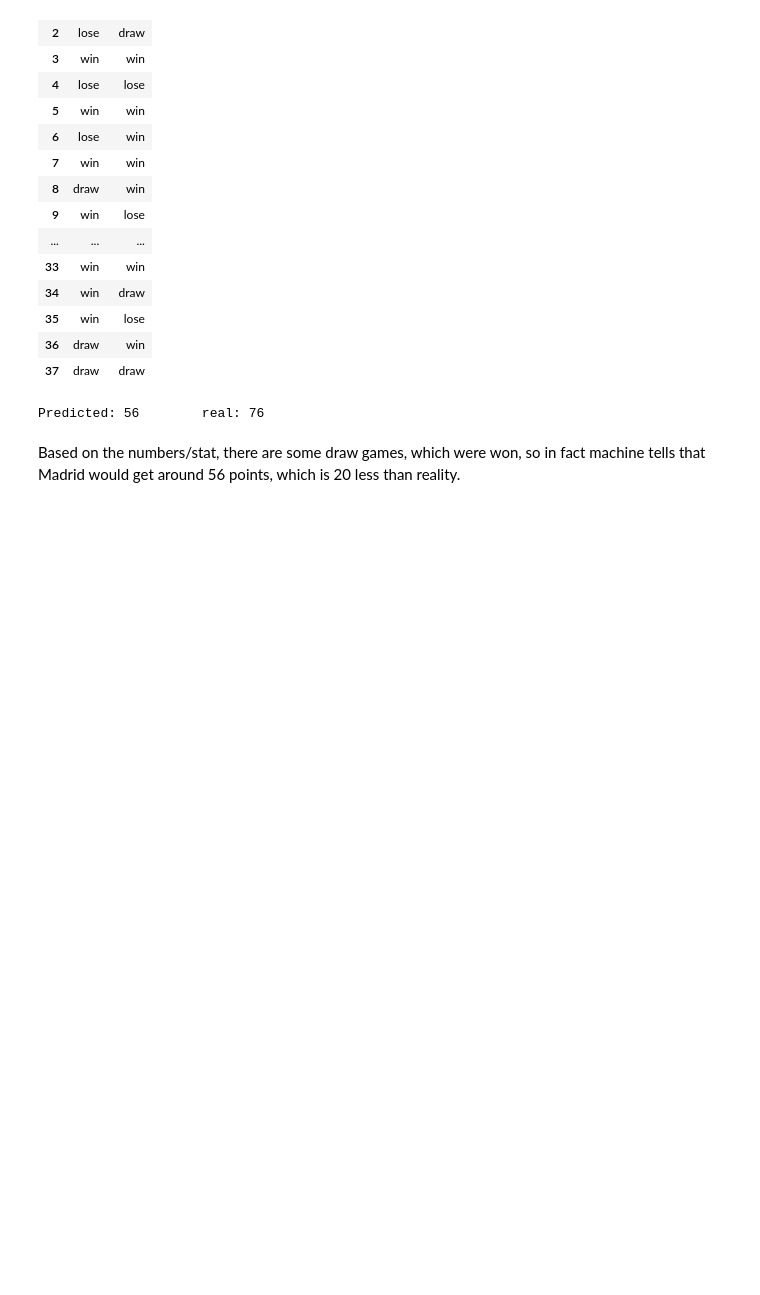
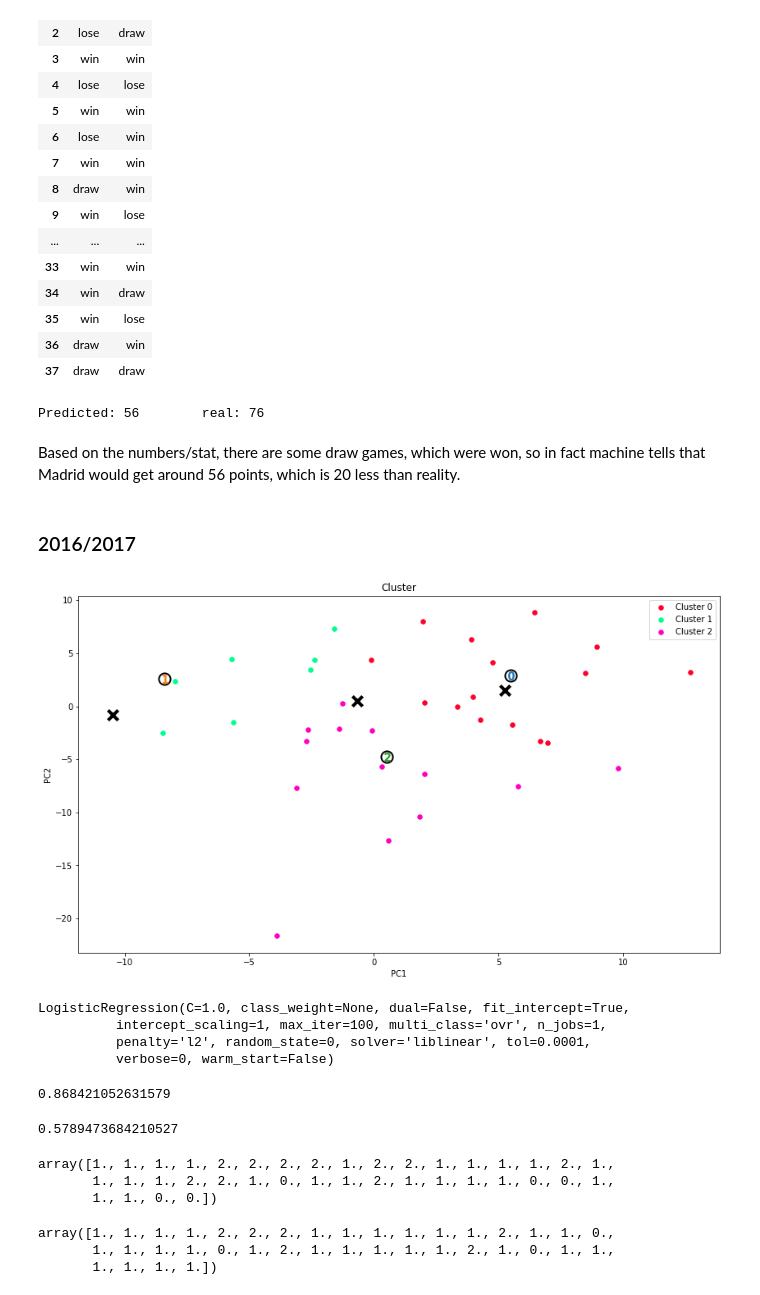
Before and after one commit to miskamvedebel/miskamvedebel, a Jupyter notebook: ML Python/football/RealMadrid.ipynb, the cells around one changed output. Cells and saved outputs as stored; diff of their text form; code cells hidden in the pictures; blank space fills up the shorter version.

```diff
--- a/ML Python/football/RealMadrid.ipynb
+++ b/ML Python/football/RealMadrid.ipynb
@@ -327,3 +327,50 @@ print(f'Predicted: {points_pred}\
 Predicted: 56        real: 76
 # %% [markdown]
 Based on the numbers/stat, there are some draw games, which were won, so in fact machine tells that Madrid would get around 56 points, which is 20 less than reality.
+# %% [markdown]
+### 2016/2017
+# %%
+rm_1617, vs_1617, res_1617 = one_team_centric('Real Madrid', dataset=data_1617)
+# %%
+rm_1617['where'] = np.where(rm_1617['where'] == 0, -1, rm_1617['where'])
+rm_1617['rm_rc'] = np.where(rm_1617['rm_rc'] == 0, -1, rm_1617['rm_rc'])
+rm_1617['vs_rc'] = np.where(rm_1617['vs_rc'] == 0, -1, rm_1617['vs_rc'])
+rm_1617 = rm_1617.drop('ht_result', axis=1)
+rm_1617_ns_reduced = pd.DataFrame(pca_ns.transform(rm_1617), columns=['PC1', 'PC2'])
+pca_samples1617 = pca_ns.transform(rm_1617.loc[[4, 20, 28], :])
+preds_1617 = clusterer.predict(rm_1617_ns_reduced)
+centers_1617 = clusterer.cluster_centers_
+cluster_results(rm_1617_ns_reduced, preds_1617, centers_1617, pca_samples1617)
+# %% [output]
+[figure, added]
+# %%
+from sklearn.linear_model import SGDClassifier, LogisticRegression
+sgd = SGDClassifier(random_state=0)
+sgd.fit(rm_1718, res_1718)
+log = LogisticRegression(random_state=0)
+log.fit(rm_1718, res_1718)
+# %% [output]
+LogisticRegression(C=1.0, class_weight=None, dual=False, fit_intercept=True,
+          intercept_scaling=1, max_iter=100, multi_class='ovr', n_jobs=1,
+          penalty='l2', random_state=0, solver='liblinear', tol=0.0001,
+          verbose=0, warm_start=False)
+# %%
+print(log.score(rm_1718, res_1718))
+# %% [output]
+0.868421052631579
+# %%
+print(sgd.score(rm_1718, res_1718))
+# %% [output]
+0.5789473684210527
+# %%
+log.predict(rm_1617)
+# %% [output]
+array([1., 1., 1., 1., 2., 2., 2., 2., 1., 2., 2., 1., 1., 1., 1., 2., 1.,
+       1., 1., 1., 2., 2., 1., 0., 1., 1., 2., 1., 1., 1., 1., 0., 0., 1.,
+       1., 1., 0., 0.])
+# %%
+np.array(res_1617)
+# %% [output]
+array([1., 1., 1., 1., 2., 2., 2., 1., 1., 1., 1., 1., 1., 2., 1., 1., 0.,
+       1., 1., 1., 1., 0., 1., 2., 1., 1., 1., 1., 1., 2., 1., 0., 1., 1.,
+       1., 1., 1., 1.])
```
Also changed, not shown: 1 other file.
